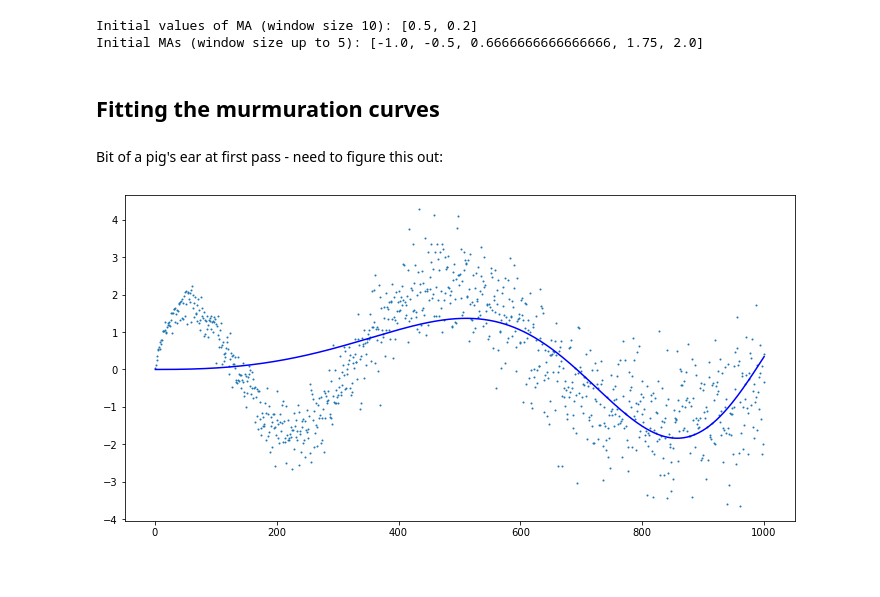
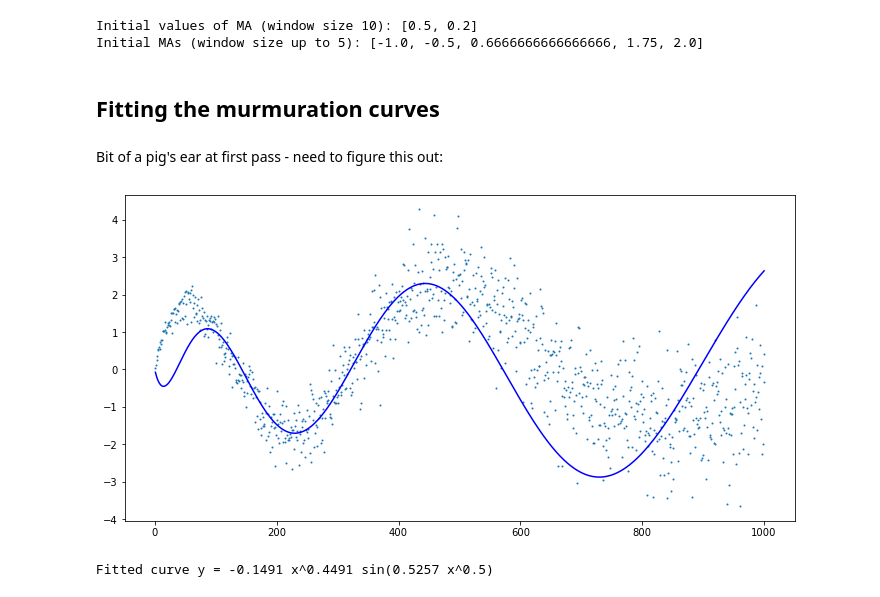
Before and after one commit to billoxbury/ecrank, a Jupyter notebook: 3_primeseries.ipynb, the cells around one changed output. Saved outputs shown, nothing was run; the diff lists cells and outputs as text; code cells hidden in the pictures.

```diff
--- a/3_primeseries.ipynb
+++ b/3_primeseries.ipynb
@@ -116,27 +116,31 @@ print(f'Initial MAs (window size up to 5): {mas}')
 [figure]
 Initial values of MA (window size 10): [0.5, 0.2]
 Initial MAs (window size up to 5): [-1.0, -0.5, 0.6666666666666666, 1.75, 2.0]
-# %% [markdown]
-## Fitting the murmuration curves
-# %% [markdown]
-Bit of a pig's ear at first pass - need to figure this out:
+# %% [markdown]
+## Fitting the murmuration curves
+# %% [markdown]
+Bit of a pig's ear at first pass - need to figure this out:
 # %%
 from scipy.optimize import curve_fit
 
-def esin(x,a,b,c,d):
-    return a * np.power(x,b) * np.sin(c * np.power(x,d))
+def esin(x,a,b,c):
+    #return a * np.power(x,b) * np.sin(c * np.power(x,d))
+    return a * np.power(x,b) * np.sin(c * np.sqrt(x))
 
 xdata = rg
 ydata = np.array([murmur[0][i-1] for i in xdata])
 
-guess = [1,1, 2*np.pi/300, -0.00001]
-popt, pcov = curve_fit(esin, xdata, ydata, guess)
+guess = [1,1, 2*np.pi/15]
+popt, pcov = curve_fit(esin, xdata[:500], ydata[:500], guess)
 
 yfit = np.array([esin(x, *popt) for x in xdata])
 
 plt.figure(figsize=(12,6))
 plt.scatter(xdata, ydata, s=1.0)
 plt.plot(xdata, yfit, 'b-')
 plt.show()
+
+print(f'Fitted curve y = {round(popt[0],4)} x^{round(popt[1],4)} sin({round(popt[2],4)} x^0.5)')
 # %% [output]
-[figure, old version]
+[figure, new version]
+Fitted curve y = -0.1491 x^0.4491 sin(0.5257 x^0.5)
```
Also changed, not shown: 3 other files.
